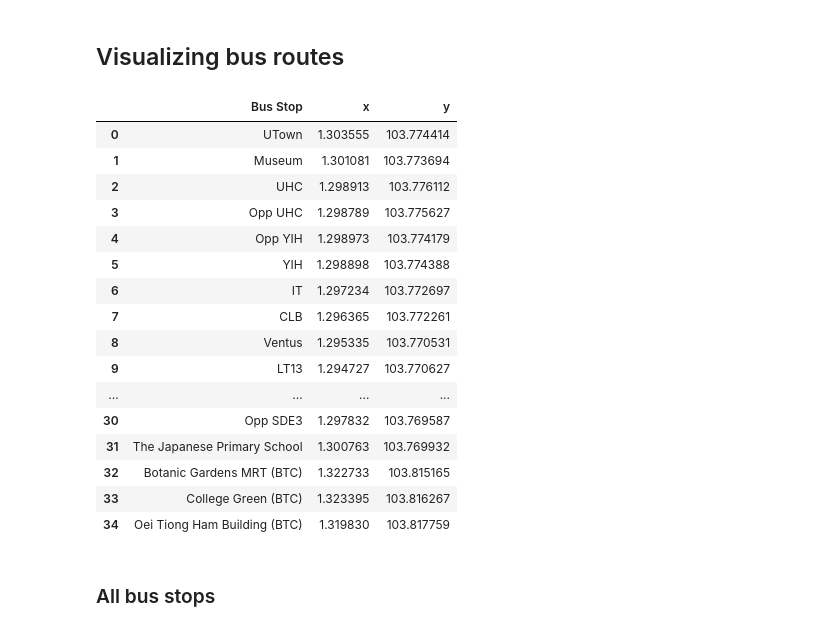
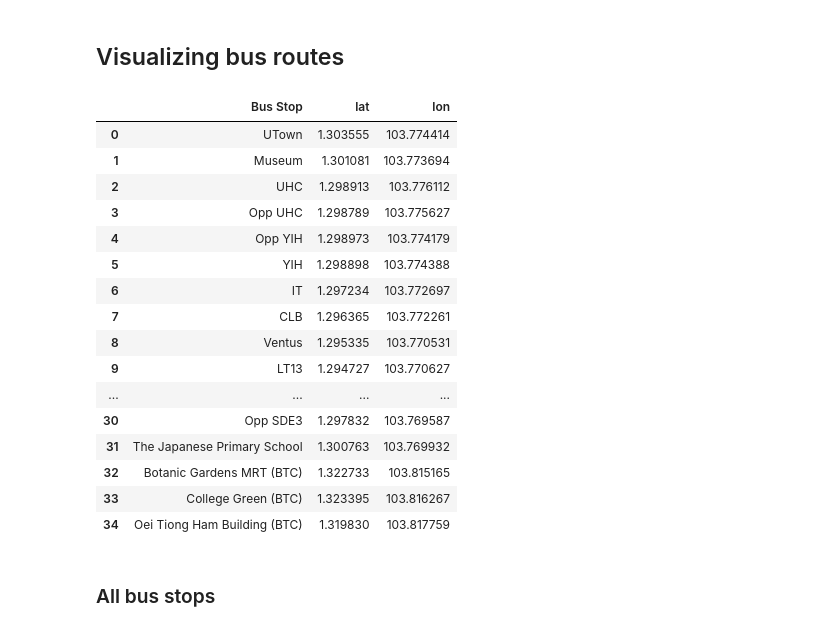
Before and after one commit to angelynnnnn/Optimizing-Public-Transport-Data, a Jupyter notebook: route_visualization.ipynb, the cells around one changed output. Drawn from its saved outputs; the diff is of its cells as text; code cells hidden in the pictures.

```diff
--- a/optimization.ipynb
+++ b/route_visualization.ipynb
@@ -14,10 +14,10 @@ client = ors.Client(key=API_KEY)
 ## Visualizing bus routes
 # %%
 bus_stops = pd.read_csv('bus_stop_coords.csv', header=None)
-bus_stops.rename(columns={0:"Bus Stop", 1:"x", 2:"y"}, inplace=True)
+bus_stops.rename(columns={0:"Bus Stop", 1:"lat", 2:"lon"}, inplace=True)
 bus_stops
 # %% [output]
-|  | Bus Stop | x | y |
+|  | Bus Stop | lat | lon |
 | 0 | UTown | 1.303555 | 103.774414 |
 | 1 | Museum | 1.301081 | 103.773694 |
 | 2 | UHC | 1.298913 | 103.776112 |
```
Also changed, not shown: parts of 1 cell of this notebook.
